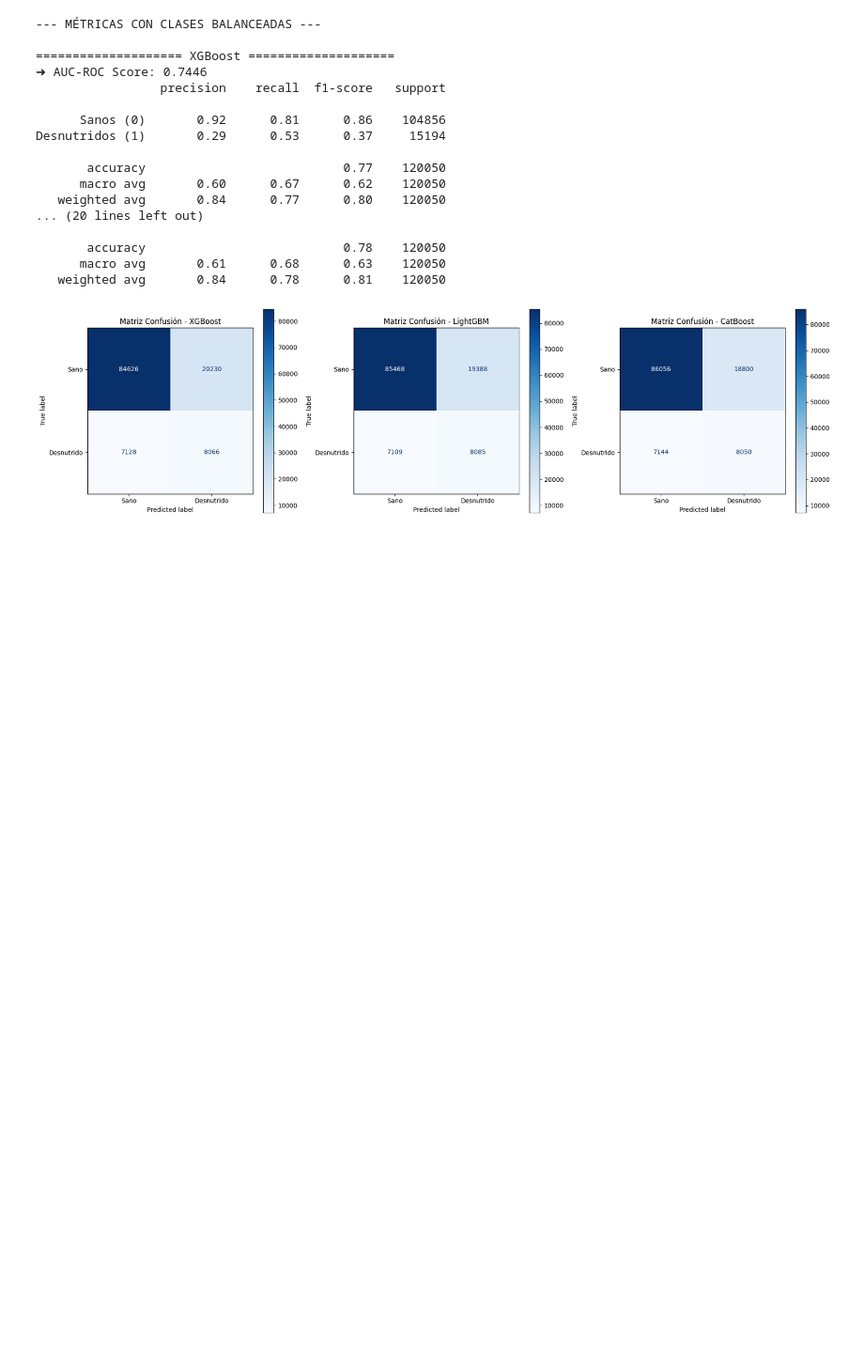
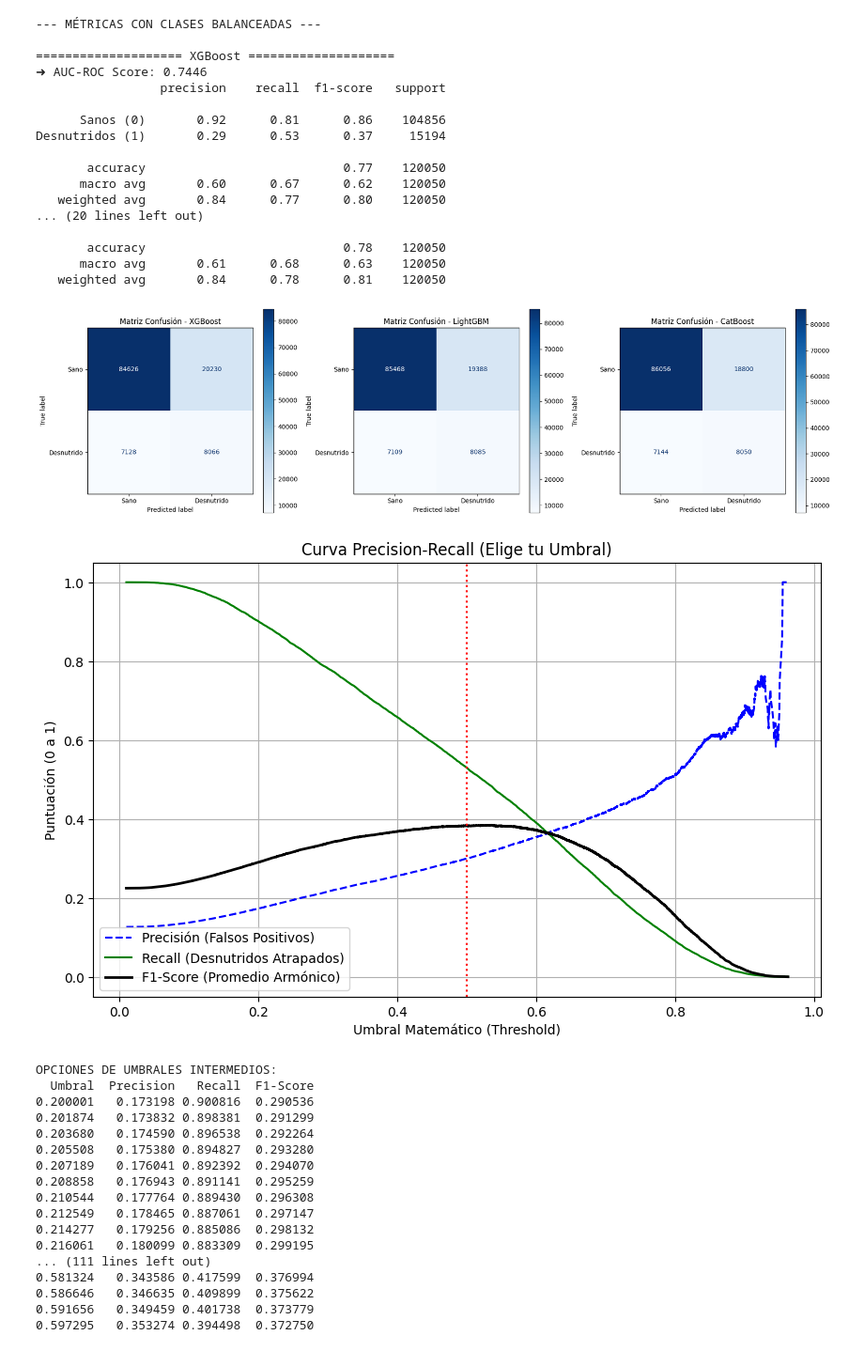
Before and after one commit to abelguevara-upeu/malnutrition-research, a Jupyter notebook: notebooks/03_modeling/01_advanced_boosters.ipynb, the cells around one changed output. Shown: that part at 94% size. Cells and saved outputs as stored; diff of their text form; code cells hidden in the pictures; blank space fills up the shorter version.

```diff
--- a/notebooks/03_modeling/01_advanced_boosters.ipynb
+++ b/notebooks/03_modeling/01_advanced_boosters.ipynb
@@ -235,6 +235,51 @@ Desnutridos (1)       0.29      0.53      0.37     15194
       macro avg       0.61      0.68      0.63    120050
    weighted avg       0.84      0.78      0.81    120050
 [figure]
+# %%
+# 13. OPTIMIZACIÓN DEL UMBRAL (Threshold Tuning)
+from sklearn.metrics import precision_recall_curve
+import numpy as np
+
+cb_model = trained_models['CatBoost']
+y_probs = cb_model.predict_proba(X_test)[:, 1]
+precisions, recalls, thresholds = precision_recall_curve(y_test, y_probs)
+
+plt.figure(figsize=(10, 6))
+plt.plot(thresholds, precisions[:-1], 'b--', label='Precisión (Falsos Positivos)')
+plt.plot(thresholds, recalls[:-1], 'g-', label='Recall (Desnutridos Atrapados)')
+f1_scores = 2 * (precisions[:-1] * recalls[:-1]) / (precisions[:-1] + recalls[:-1] + 1e-10)
+plt.plot(thresholds, f1_scores, 'k-', linewidth=2, label='F1-Score (Promedio Armónico)')
+plt.xlabel('Umbral Matemático (Threshold)')
+plt.ylabel('Puntuación (0 a 1)')
+plt.title('Curva Precision-Recall (Elige tu Umbral)')
+plt.legend()
+plt.axvline(x=0.5, color='r', linestyle=':', label='Umbral Fijo Actual (0.5)')
+plt.grid(True)
+plt.show()
+
+# Extraemos algunos puntos interesantes para que elijas
+df_pr = pd.DataFrame({'Umbral': thresholds, 'Precision': precisions[:-1], 'Recall': recalls[:-1], 'F1-Score': f1_scores})
+print("OPCIONES DE UMBRALES INTERMEDIOS:")
+print(df_pr[(df_pr['Umbral'] >= 0.2) & (df_pr['Umbral'] <= 0.6)].iloc[::500].to_string(index=False))
+# %% [output]
+[figure, added]
+OPCIONES DE UMBRALES INTERMEDIOS:
+  Umbral  Precision   Recall  F1-Score
+0.200001   0.173198 0.900816  0.290536
+0.201874   0.173832 0.898381  0.291299
+0.203680   0.174590 0.896538  0.292264
+0.205508   0.175380 0.894827  0.293280
+0.207189   0.176041 0.892392  0.294070
+0.208858   0.176943 0.891141  0.295259
+0.210544   0.177764 0.889430  0.296308
+0.212549   0.178465 0.887061  0.297147
+0.214277   0.179256 0.885086  0.298132
+0.216061   0.180099 0.883309  0.299195
+... (111 lines left out)
+0.581324   0.343586 0.417599  0.376994
+0.586646   0.346635 0.409899  0.375622
+0.591656   0.349459 0.401738  0.373779
+0.597295   0.353274 0.394498  0.372750
 # %%
 # 12. IMPORTANCIA DE VARIABLES (Insights Médicos/Sociales)
 import seaborn as sns
```
Also changed, not shown: parts of 3 cells of this notebook, 4 other files.
